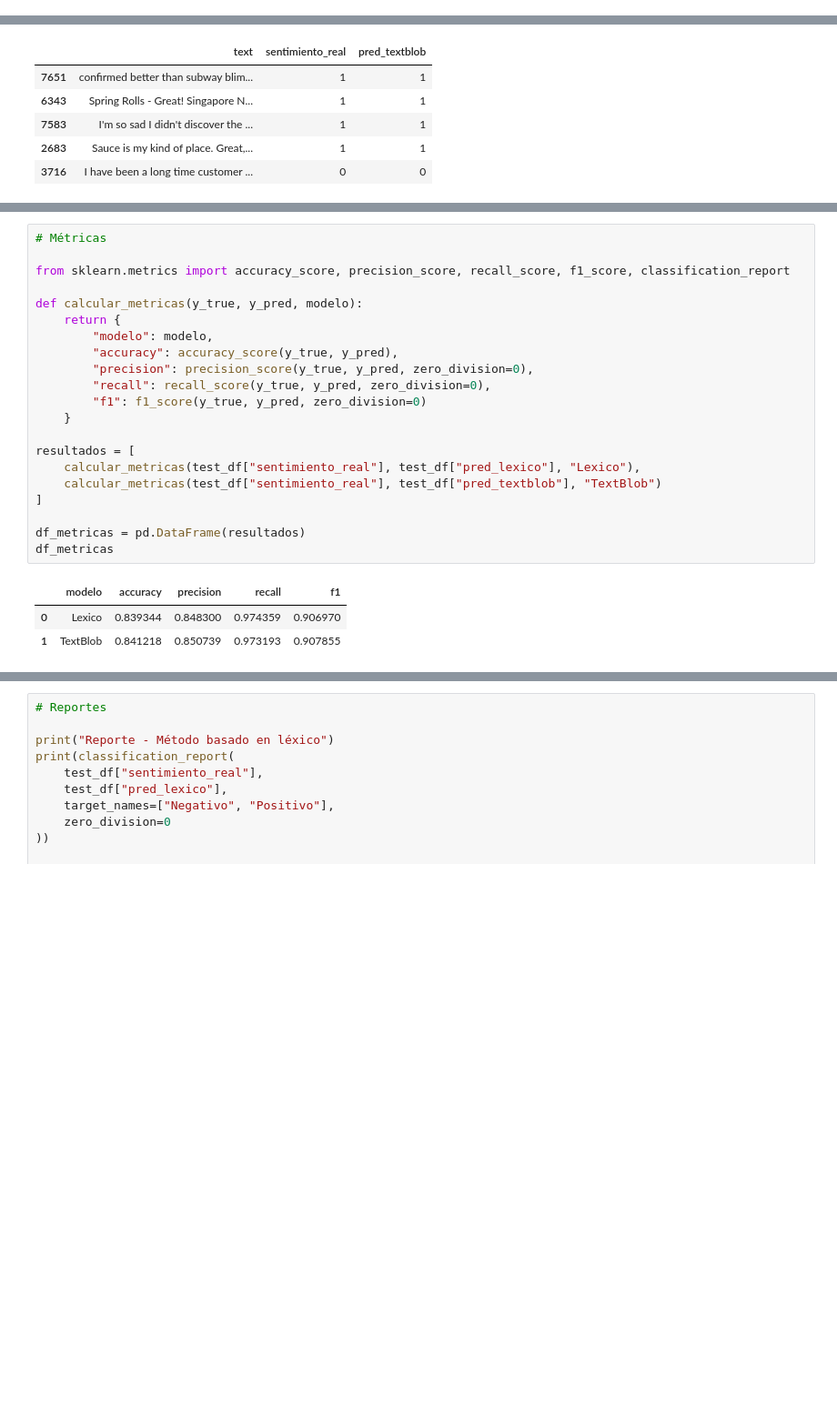
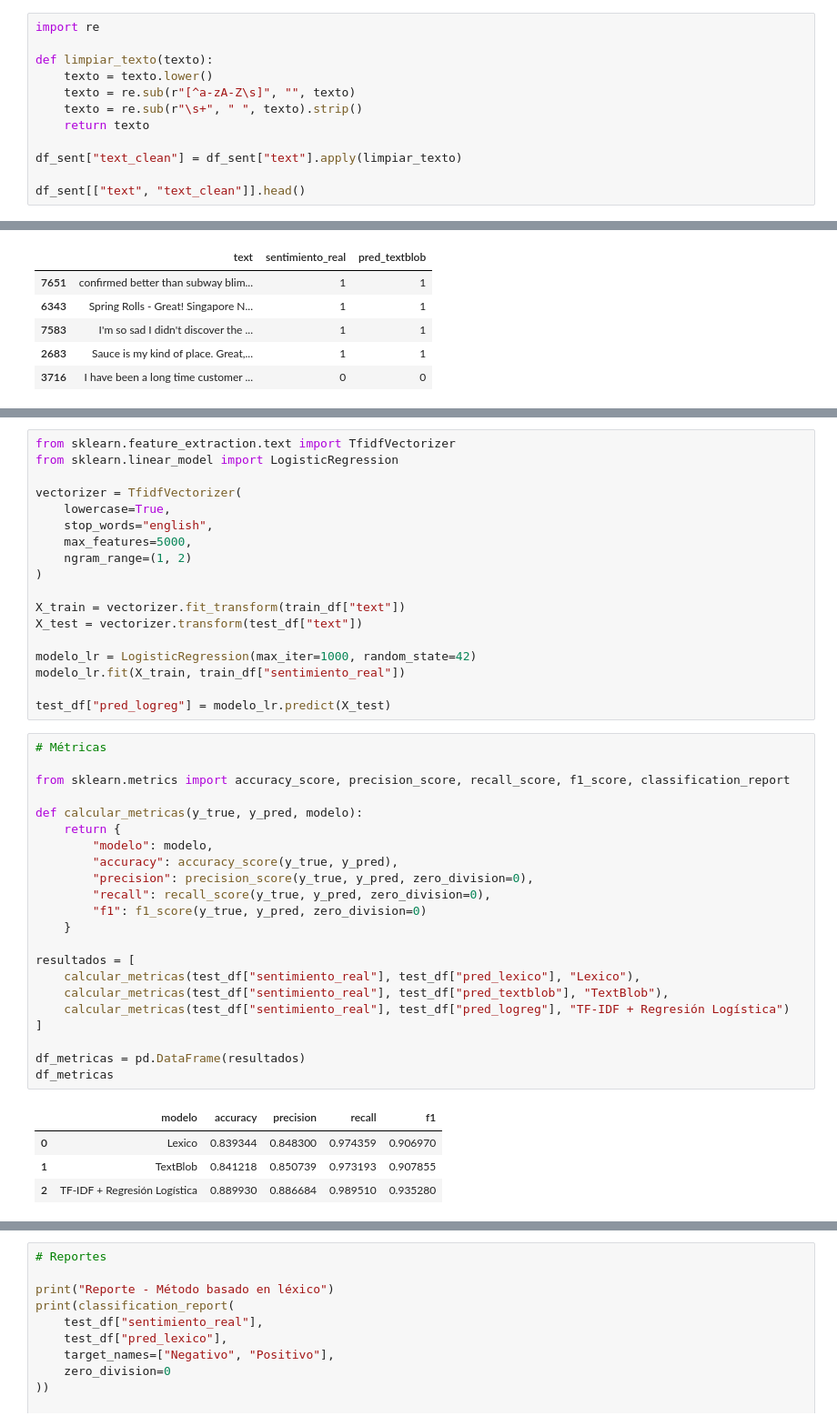
Before and after one commit to elandler/repo-pruebas, a Jupyter notebook: Ejercicio_M3_U2.ipynb, the cells around one changed output, grey strips where cells are left out. Shown at 91% size. Drawn from its saved outputs; the diff is of its cells as text; blank space fills up the shorter version.

```diff
--- a/Ejercicio_M3_U2.ipynb
+++ b/Ejercicio_M3_U2.ipynb
@@ -99,0 +144,12 @@ dtype: int64
+# %%
+import re
+
+def limpiar_texto(texto):
+    texto = texto.lower()
+    texto = re.sub(r"[^a-zA-Z\s]", "", texto)
+    texto = re.sub(r"\s+", " ", texto).strip()
+    return texto
+
+df_sent["text_clean"] = df_sent["text"].apply(limpiar_texto)
+
+df_sent[["text", "text_clean"]].head()
@@ -170,25 +251,45 @@ test_df[["text", "sentimiento_real", "pred_textblob"]].head()
+# %%
+from sklearn.feature_extraction.text import TfidfVectorizer
+from sklearn.linear_model import LogisticRegression
+
+vectorizer = TfidfVectorizer(
+    lowercase=True,
+    stop_words="english",
+    max_features=5000,
+    ngram_range=(1, 2)
+)
+
+X_train = vectorizer.fit_transform(train_df["text"])
+X_test = vectorizer.transform(test_df["text"])
+
+modelo_lr = LogisticRegression(max_iter=1000, random_state=42)
+modelo_lr.fit(X_train, train_df["sentimiento_real"])
+
+test_df["pred_logreg"] = modelo_lr.predict(X_test)
 # %%
 # Métricas
 
 from sklearn.metrics import accuracy_score, precision_score, recall_score, f1_score, classification_report
 
 def calcular_metricas(y_true, y_pred, modelo):
     return {
         "modelo": modelo,
         "accuracy": accuracy_score(y_true, y_pred),
         "precision": precision_score(y_true, y_pred, zero_division=0),
         "recall": recall_score(y_true, y_pred, zero_division=0),
         "f1": f1_score(y_true, y_pred, zero_division=0)
     }
 
 resultados = [
     calcular_metricas(test_df["sentimiento_real"], test_df["pred_lexico"], "Lexico"),
-    calcular_metricas(test_df["sentimiento_real"], test_df["pred_textblob"], "TextBlob")
+    calcular_metricas(test_df["sentimiento_real"], test_df["pred_textblob"], "TextBlob"),
+    calcular_metricas(test_df["sentimiento_real"], test_df["pred_logreg"], "TF-IDF + Regresión Logística")
 ]
 
 df_metricas = pd.DataFrame(resultados)
 df_metricas
 # %% [output]
 |  | modelo | accuracy | precision | recall | f1 |
 | 0 | Lexico | 0.839344 | 0.848300 | 0.974359 | 0.906970 |
 | 1 | TextBlob | 0.841218 | 0.850739 | 0.973193 | 0.907855 |
+| 2 | TF-IDF + Regresión Logística | 0.889930 | 0.886684 | 0.989510 | 0.935280 |
```
Also changed, not shown: parts of 15 cells of this notebook.
